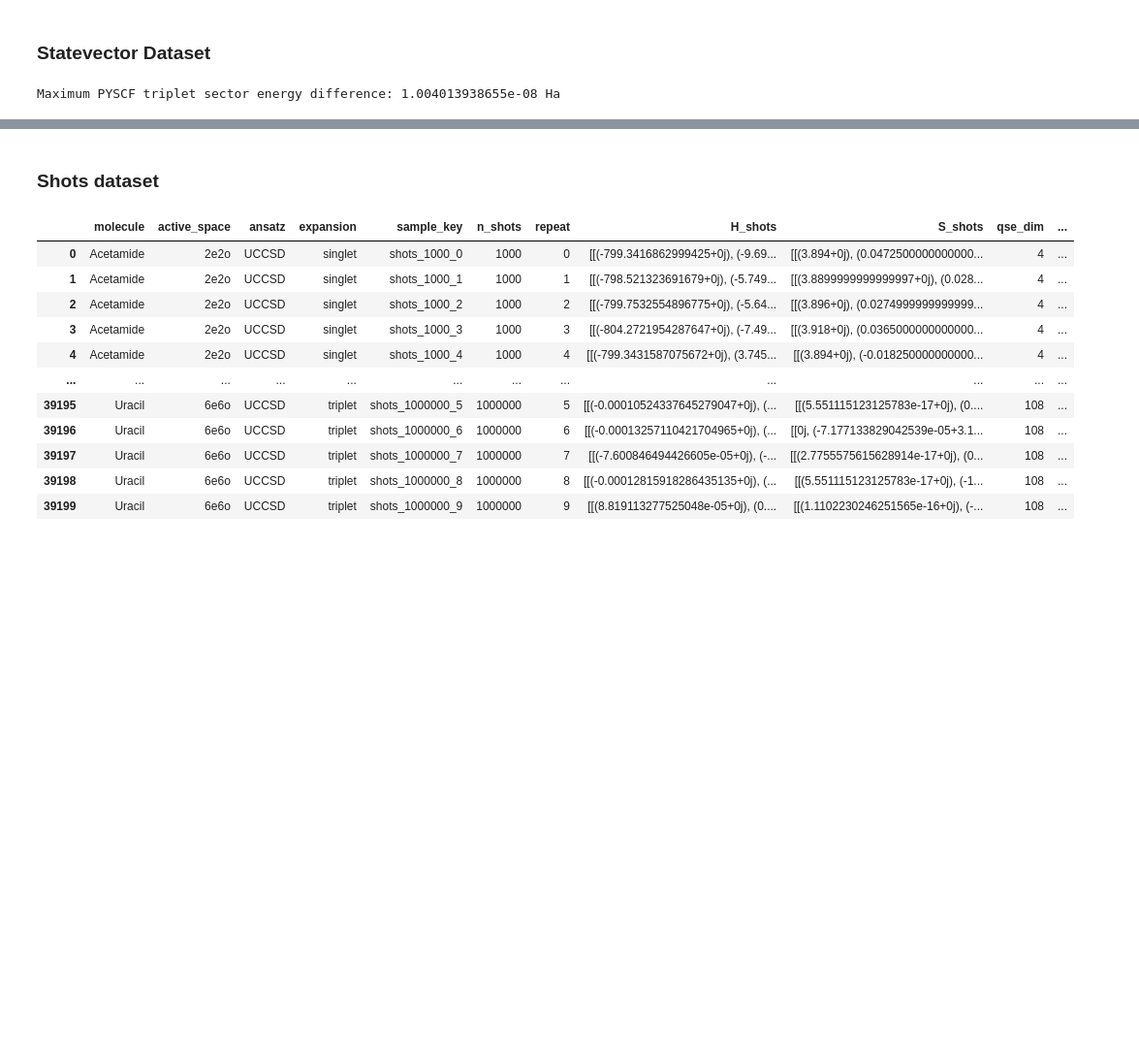
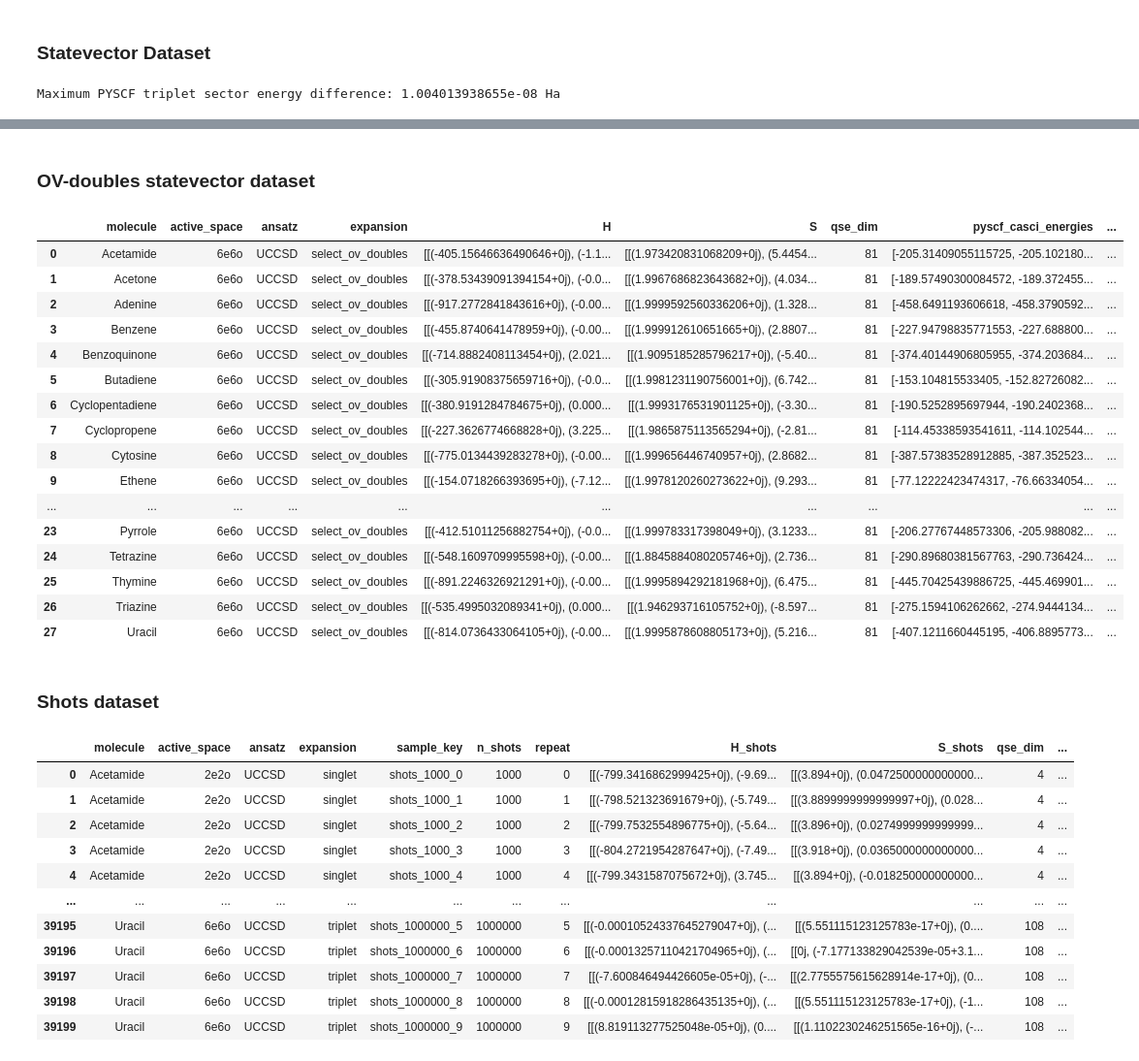
Before and after one commit to naythanyeo/qse-practical-analysis, a Jupyter notebook: notebooks/00_data_processing.ipynb, the cells around one changed output, grey strips where cells are left out. Shown at 97% size. Drawn from its saved outputs; the diff is of its cells as text; code cells hidden in the pictures; blank space fills up the shorter version.

Commit message:
Include the select OV doubles data into dataprocessing

```diff
--- a/notebooks/00_data_processing.ipynb
+++ b/notebooks/00_data_processing.ipynb
@@ -187,3 +178,40 @@ df_sv_complete
+# %% [markdown]
+### OV-doubles statevector dataset
+# %%
+SV_OV_DOUBLES_DIR = RAW_MATRICES_DIR / "SV_hamiltonian_select_doubles" / "ov_doubles"
+
+df_sv_ov_doubles_hamiltonian = load_sv_hamiltonian_records(SV_OV_DOUBLES_DIR)
+df_singlet_casci = df_pyscf_casci[df_pyscf_casci["spin_type"] == "singlet"].drop(columns="spin_type")
+
+df_sv_ov_doubles = df_sv_ov_doubles_hamiltonian.merge(
+    df_singlet_casci, on=["molecule", "active_space"], how="left", validate="many_to_one"
+).sort_values(["molecule", "active_space", "ansatz", "expansion"]).reset_index(drop=True)
+
+required_columns = ["H", "S", "pyscf_casci_energies", "pyscf_casci_pvec"]
+df_sv_ov_doubles = df_sv_ov_doubles.dropna(subset=required_columns).reset_index(drop=True)
+
+OV_DOUBLES_DATAFRAME_PATH = PROCESSED_DATAFRAMES_DIR / "sv_qse_ov_doubles_data.pkl"
+df_sv_ov_doubles.to_pickle(OV_DOUBLES_DATAFRAME_PATH)
+
+df_sv_ov_doubles
+# %% [output]
+|  | molecule | active_space | ansatz | expansion | H | S | qse_dim | pyscf_casci_energies | ... |
+| 0 | Acetamide | 6e6o | UCCSD | select_ov_doubles | [[(-405.15646636490646+0j), (-1.1... | [[(1.973420831068209+0j), (5.4454... | 81 | [-205.31409055115725, -205.102180... | ... |
+| 1 | Acetone | 6e6o | UCCSD | select_ov_doubles | [[(-378.53439091394154+0j), (-0.0... | [[(1.9967686823643682+0j), (4.034... | 81 | [-189.57490300084572, -189.372455... | ... |
+| 2 | Adenine | 6e6o | UCCSD | select_ov_doubles | [[(-917.2772841843616+0j), (-0.00... | [[(1.9999592560336206+0j), (1.328... | 81 | [-458.6491193606618, -458.3790592... | ... |
+| 3 | Benzene | 6e6o | UCCSD | select_ov_doubles | [[(-455.8740641478959+0j), (-0.00... | [[(1.999912610651665+0j), (2.8807... | 81 | [-227.94798835771553, -227.688800... | ... |
+| 4 | Benzoquinone | 6e6o | UCCSD | select_ov_doubles | [[(-714.8882408113454+0j), (2.021... | [[(1.9095185285796217+0j), (-5.40... | 81 | [-374.40144906805955, -374.203684... | ... |
+| 5 | Butadiene | 6e6o | UCCSD | select_ov_doubles | [[(-305.91908375659716+0j), (-0.0... | [[(1.9981231190756001+0j), (6.742... | 81 | [-153.104815533405, -152.82726082... | ... |
+| 6 | Cyclopentadiene | 6e6o | UCCSD | select_ov_doubles | [[(-380.9191284784675+0j), (0.000... | [[(1.9993176531901125+0j), (-3.30... | 81 | [-190.5252895697944, -190.2402368... | ... |
+| 7 | Cyclopropene | 6e6o | UCCSD | select_ov_doubles | [[(-227.3626774668828+0j), (3.225... | [[(1.9865875113565294+0j), (-2.81... | 81 | [-114.45338593541611, -114.102544... | ... |
+| 8 | Cytosine | 6e6o | UCCSD | select_ov_doubles | [[(-775.0134439283278+0j), (-0.00... | [[(1.999656446740957+0j), (2.8682... | 81 | [-387.57383528912885, -387.352523... | ... |
+| 9 | Ethene | 6e6o | UCCSD | select_ov_doubles | [[(-154.0718266393695+0j), (-7.12... | [[(1.9978120260273622+0j), (9.293... | 81 | [-77.12222423474317, -76.66334054... | ... |
+| ... | ... | ... | ... | ... | ... | ... | ... | ... | ... |
+| 23 | Pyrrole | 6e6o | UCCSD | select_ov_doubles | [[(-412.51011256882754+0j), (-0.0... | [[(1.999783317398049+0j), (3.1233... | 81 | [-206.27767448573306, -205.988082... | ... |
+| 24 | Tetrazine | 6e6o | UCCSD | select_ov_doubles | [[(-548.1609709995598+0j), (-0.00... | [[(1.8845884080205746+0j), (2.736... | 81 | [-290.89680381567763, -290.736424... | ... |
+| 25 | Thymine | 6e6o | UCCSD | select_ov_doubles | [[(-891.2246326921291+0j), (-0.00... | [[(1.9995894292181968+0j), (6.475... | 81 | [-445.70425439886725, -445.469901... | ... |
+| 26 | Triazine | 6e6o | UCCSD | select_ov_doubles | [[(-535.4995032089341+0j), (0.000... | [[(1.946293716105752+0j), (-8.597... | 81 | [-275.1594106262662, -274.9444134... | ... |
+| 27 | Uracil | 6e6o | UCCSD | select_ov_doubles | [[(-814.0736433064105+0j), (-0.00... | [[(1.9995878608805173+0j), (5.216... | 81 | [-407.1211660445195, -406.8895773... | ... |
 # %% [markdown]
 ### Shots dataset
 # %%
```
Also changed, not shown: parts of 2 cells of this notebook.
